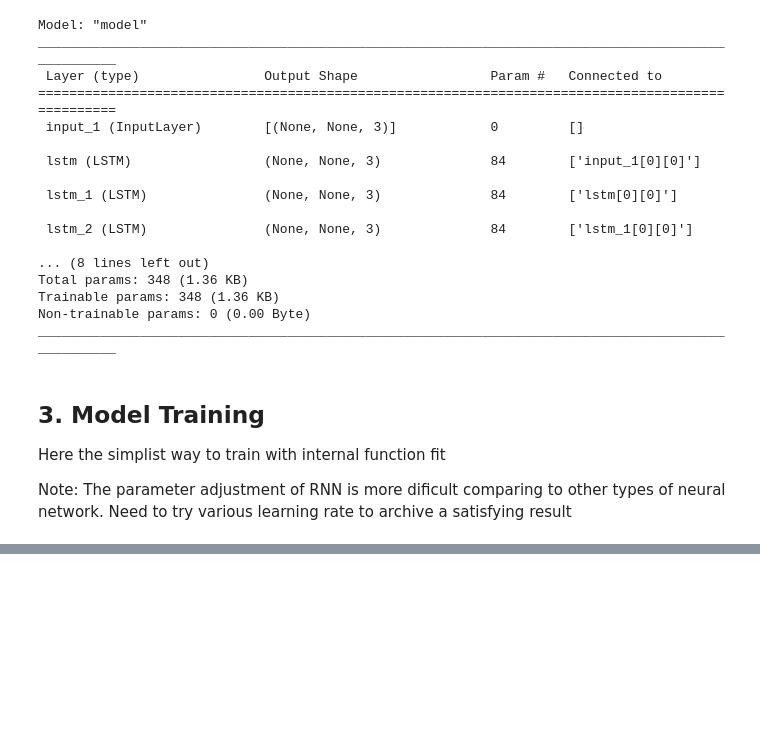
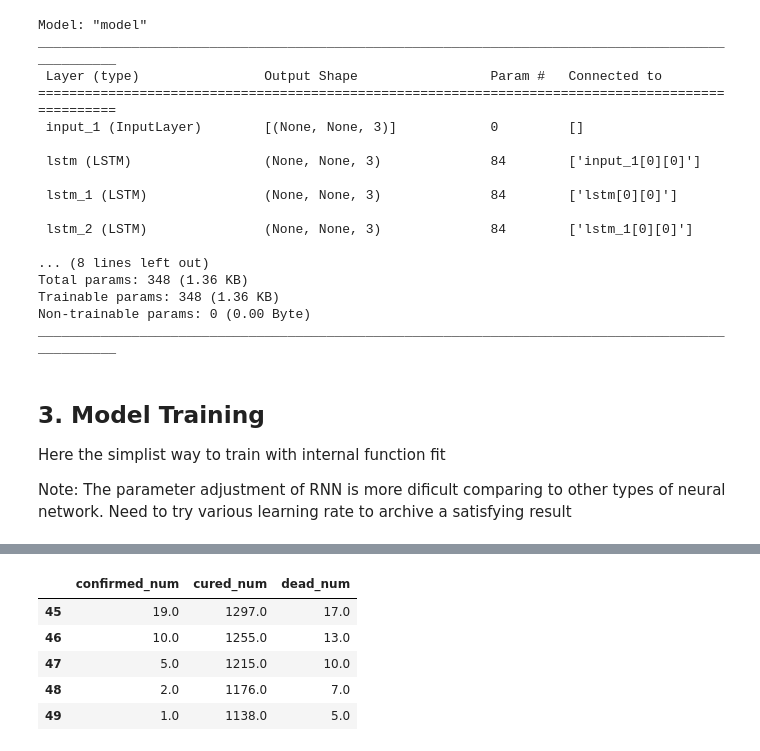
Before and after one commit to Anjasfedo/Learning-TensorFlow, a Jupyter notebook: eat_tensorflow2_in_30_days/Chapter1_4.ipynb, the cells around one changed output, grey strips where cells are left out. Drawn from its saved outputs; the diff is of its cells as text; code cells hidden in the pictures; blank space fills up the shorter version.

Commit message:
Evaluate, Apllication, and Save the Model

```diff
--- a/eat_tensorflow2_in_30_days/Chapter1_4.ipynb
+++ b/eat_tensorflow2_in_30_days/Chapter1_4.ipynb
@@ -179,0 +215,9 @@ Epoch 462/500
+# %%
+# Predicting the daily increment of the new confirmed cases of the next 100 days; add this result into dfresult
+for i in range(100):
+  arr_predict = model.predict(tf.constant(tf.expand_dims(dfresult.values[-38:, :], axis=0)))
+
+  dfpredict = pd.DataFrame(tf.cast(tf.floor(arr_predict), tf.float32).numpy(), columns=dfresult.columns)
+
+  # dfresult = dfresult.append(dfpredict, ignore_index=True) # deprecated
+  dfresult = pd.concat([dfresult, dfpredict], ignore_index=True)
@@ -179,0 +242,9 @@ Epoch 462/500
+# %%
+dfresult.query("confirmed_num!=0").tail()
+# %% [output]
+|  | confirmed_num | cured_num | dead_num |
+| 45 | 19.0 | 1297.0 | 17.0 |
+| 46 | 10.0 | 1255.0 | 13.0 |
+| 47 | 5.0 | 1215.0 | 10.0 |
+| 48 | 2.0 | 1176.0 | 7.0 |
+| 49 | 1.0 | 1138.0 | 5.0 |
```
Also changed, not shown: parts of 14 cells of this notebook.
